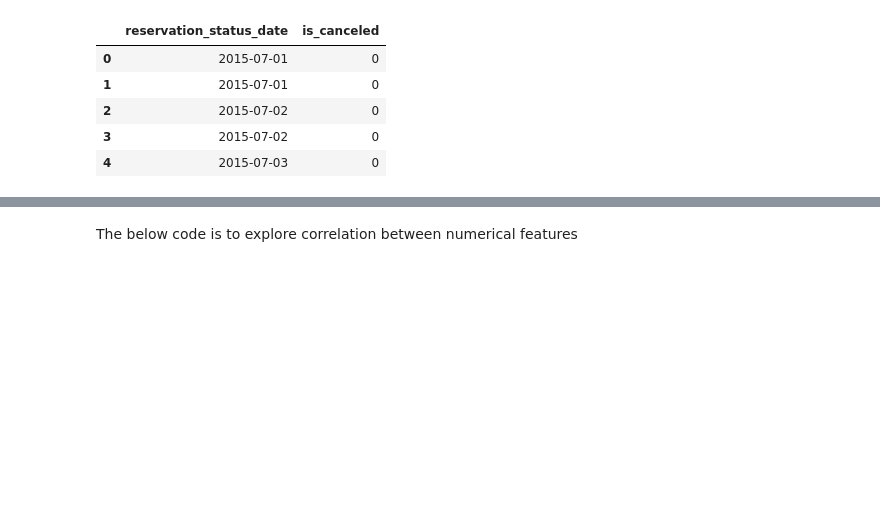
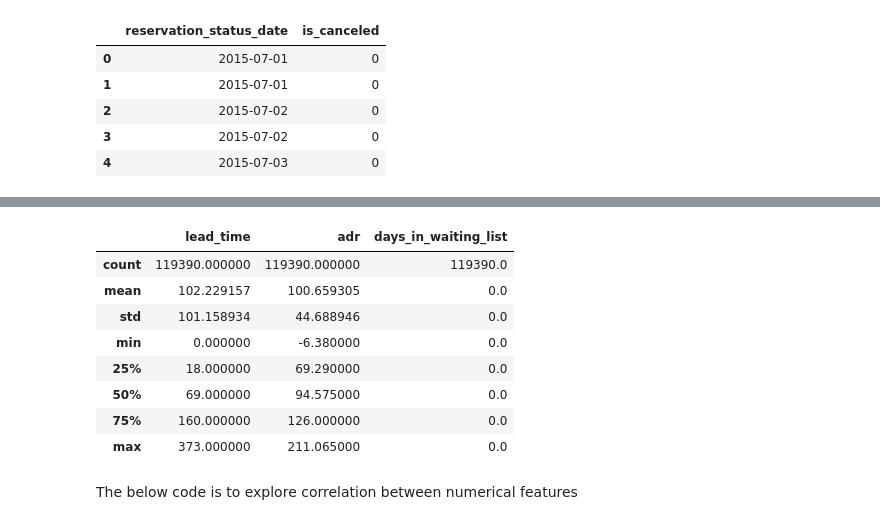
Before and after one commit to Capstone-project-PGDDE/fluffy-system, a Jupyter notebook: Data_exploration.ipynb, the cells around one changed output, grey strips where cells are left out. Saved outputs shown, nothing was run; the diff lists cells and outputs as text; code cells hidden in the pictures; blank space fills up the shorter version.

```diff
--- a/Data_exploration.ipynb
+++ b/Data_exploration.ipynb
@@ -166,3 +181,39 @@ input_data[['reservation_status_date', 'is_canceled']].head()
+# %%
+
+def cap_outliers(df, column):
+    # Calculate Q1, Q3, and IQR
+    Q1 = df[column].quantile(0.25)
+    Q3 = df[column].quantile(0.75)
+    IQR = Q3 - Q1
+
+    # Defining the lower and upper bounds, numeric values can be updated as needed for POC I have taken 1.5
+    lower_bound = Q1 - 1.5 * IQR
+    upper_bound = Q3 + 1.5 * IQR
+
+    # Cap the outliers
+    df[column] = df[column].apply(lambda x: upper_bound if x > upper_bound else (lower_bound if x < lower_bound else x))
+
+    return df
+
+# List of columns to check for outliers -- These are specific columns based on the data exploration done earlier
+outlier_columns = ['lead_time', 'adr', 'days_in_waiting_list']
+
+# Apply the cap_outliers function to each column selected by us
+for column in outlier_columns:
+    input_data = cap_outliers(input_data, column)
+
+
+input_data[outlier_columns].describe()
+# %% [output]
+|  | lead_time | adr | days_in_waiting_list |
+| count | 119390.000000 | 119390.000000 | 119390.0 |
+| mean | 102.229157 | 100.659305 | 0.0 |
+| std | 101.158934 | 44.688946 | 0.0 |
+| min | 0.000000 | -6.380000 | 0.0 |
+| 25% | 18.000000 | 69.290000 | 0.0 |
+| 50% | 69.000000 | 94.575000 | 0.0 |
+| 75% | 160.000000 | 126.000000 | 0.0 |
+| max | 373.000000 | 211.065000 | 0.0 |
 # %% [markdown]
 The below code is to explore correlation between numerical features
 # %%
```
Also changed, not shown: parts of 8 cells of this notebook.
